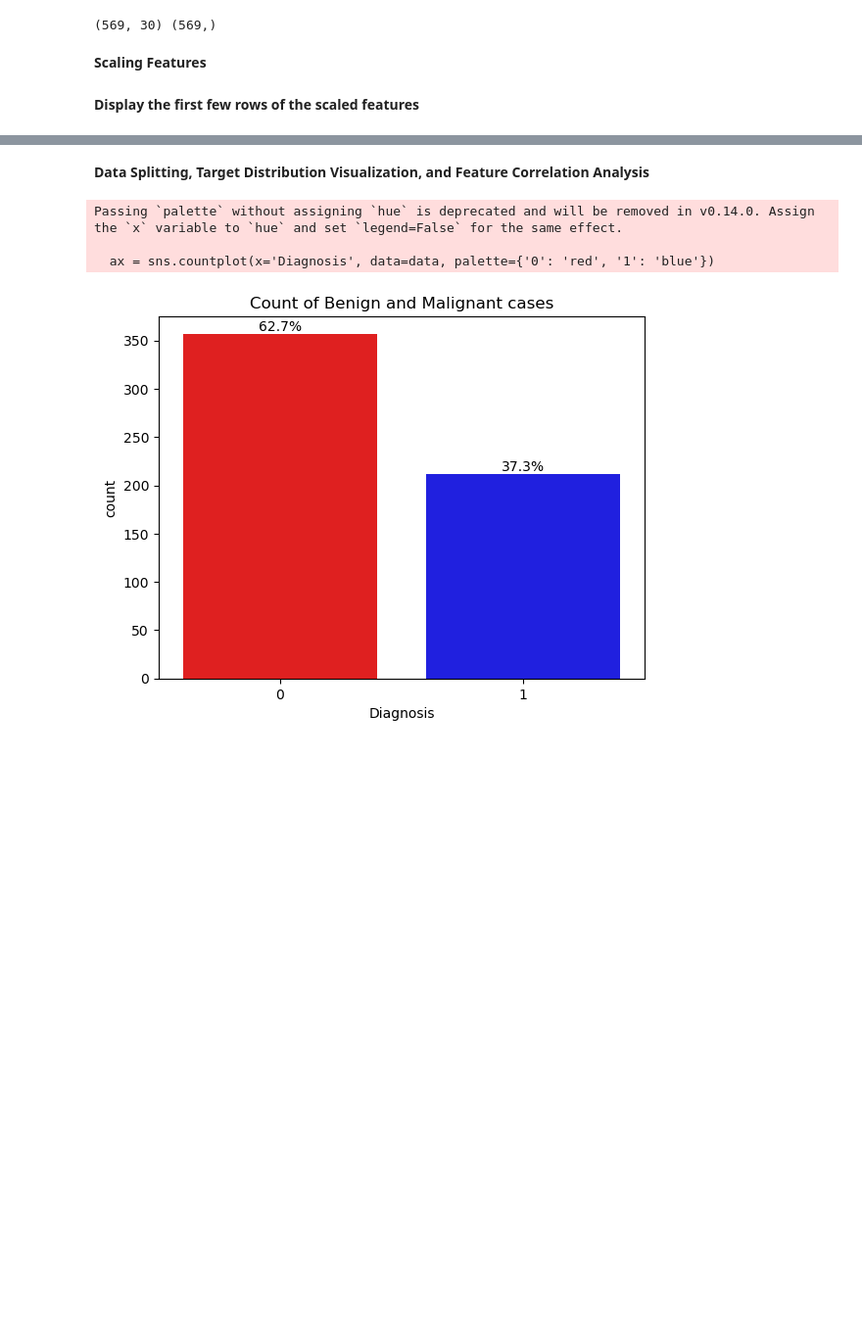
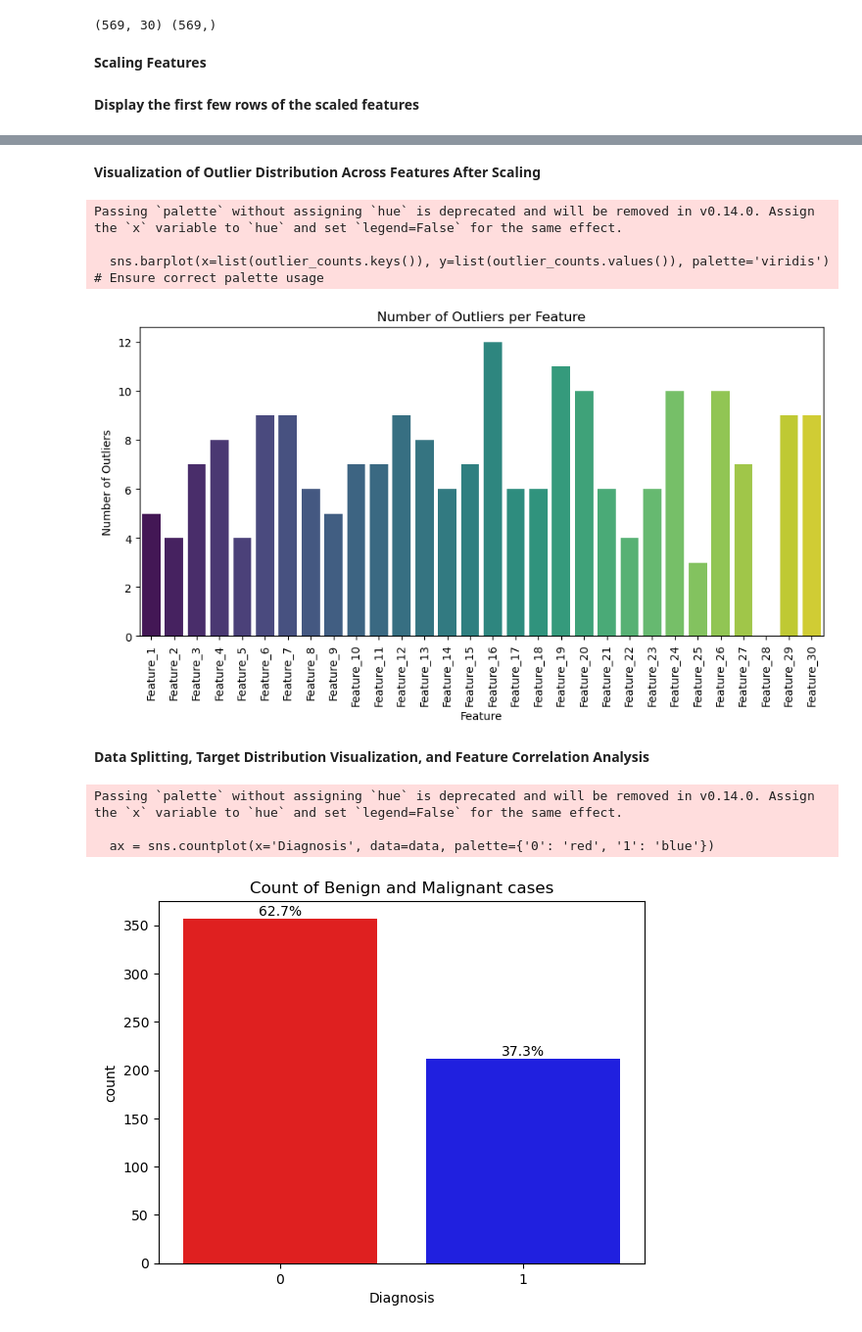
Before and after one commit to PriyankaMoorthy3025/Breast_Cancer_Detection1, a Jupyter notebook: BREAST_CANCER _DETECTION.ipynb, the cells around one changed output, grey strips where cells are left out. Shown at 98% size. Cells and saved outputs as stored; diff of their text form; code cells hidden in the pictures; blank space fills up the shorter version.

```diff
--- a/BREAST_CANCER _DETECTION.ipynb
+++ b/BREAST_CANCER _DETECTION.ipynb
@@ -297,9 +299,9 @@ print(X.shape, y.shape)                 # Verify shapes of features and target
 **Scaling Features**
 # %%
 scaler = StandardScaler()
-X = data.drop('Diagnosis', axis=1)
-X_scaled = scaler.fit_transform(X)
-y = data['Diagnosis']
+scaled_features = scaler.fit_transform(data.drop("Diagnosis", axis=1))
+data_scaled = pd.DataFrame(scaled_features, columns=numerical_columns)
+data_scaled["Diagnosis"] = data["Diagnosis"]
 # %% [markdown]
 **Display the first few rows of the scaled features**
 # %%
@@ -324,0 +329,26 @@ print(pd.DataFrame(X_scaled, columns=X.columns).head())
+# %%
+# Outlier Detection for Individual Features
+from scipy.stats import zscore
+
+# Calculate Z-scores directly on the DataFrame's numerical columns
+z_scores = data_scaled[numerical_columns].apply(zscore)
+
+# Initialize dictionaries to store outlier count and percentage for each feature
+outlier_counts = {}
+outlier_percentages = {}
+
+# Loop through each feature to calculate outliers individually
+for feature in numerical_columns:
+    feature_outliers = np.sum(z_scores[feature] > 3)  # Count of outliers in this feature
+    outlier_percentage = (feature_outliers / data_scaled.shape[0]) * 100  # Percentage of outliers
+
+    # Store in dictionaries
+    outlier_counts[feature] = feature_outliers
+    outlier_percentages[feature] = outlier_percentage
+
+    print(f"Feature: {feature}")
+    print(f"Outlier Count: {feature_outliers}")
+    print(f"Outlier Percentage: {outlier_percentage:.2f}%\n")
+
+# Print summaries for all features
+print("Outlier Counts by Feature:", outlier_counts)
@@ -325,3 +373,19 @@ print(pd.DataFrame(X_scaled, columns=X.columns).head())
+# %% [markdown]
+**Visualization of Outlier Distribution Across Features After Scaling**
+# %%
+# Plotting the number of outliers per feature using a bar plot
+plt.figure(figsize=(11, 5))
+sns.barplot(x=list(outlier_counts.keys()), y=list(outlier_counts.values()), palette='viridis')  # Ensure correct palette usage
+plt.xticks(rotation=90)
+plt.title("Number of Outliers per Feature")
+plt.xlabel("Feature")
+plt.ylabel("Number of Outliers")
+plt.show()
+# %% [output]
+Passing `palette` without assigning `hue` is deprecated and will be removed in v0.14.0. Assign the `x` variable to `hue` and set `legend=False` for the same effect.
+
+  sns.barplot(x=list(outlier_counts.keys()), y=list(outlier_counts.values()), palette='viridis')  # Ensure correct palette usage
+[figure, added]
 # %% [markdown]
 **Data Splitting, Target Distribution Visualization, and Feature Correlation Analysis**
 # %%
```
Also changed, not shown: parts of 23 cells of this notebook, 1 other file.
